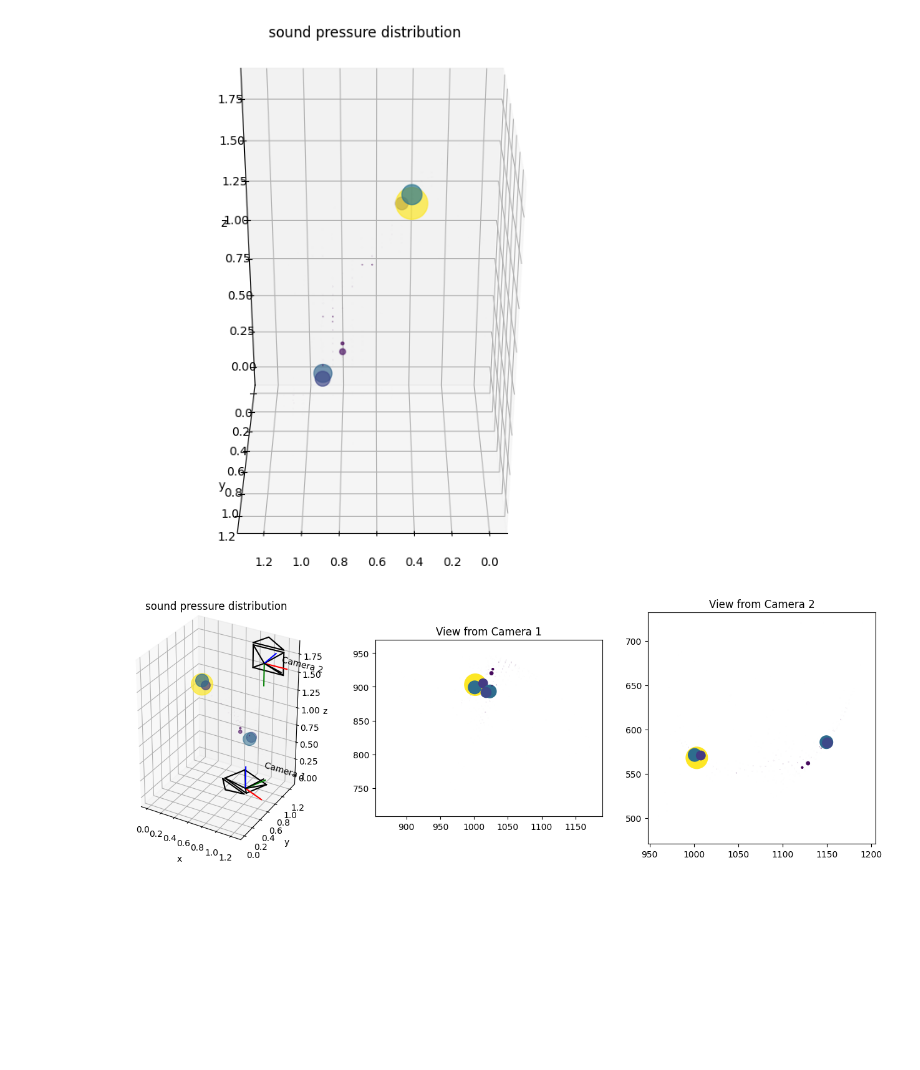
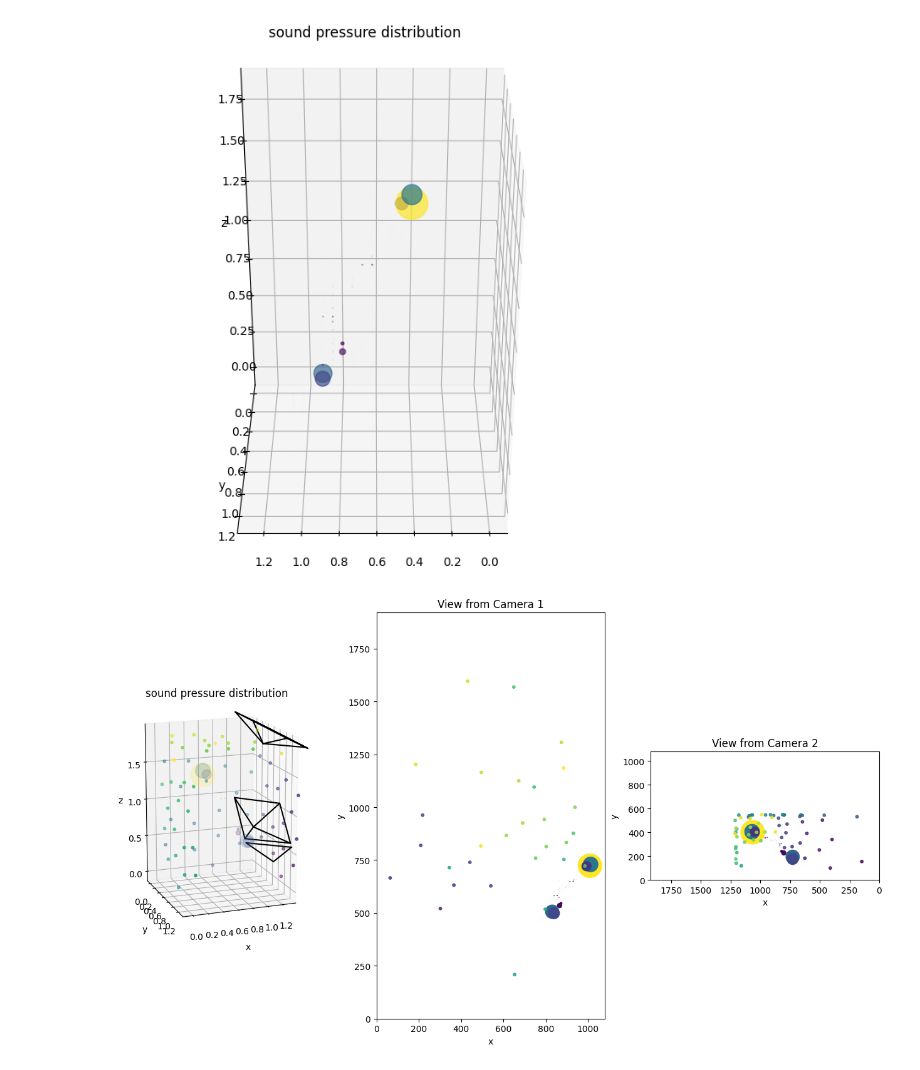
Before and after one commit to Floloffel/Bassoon2425, a Jupyter notebook: evaluation/visualisation test.ipynb, the cells around one changed output. Cells and saved outputs as stored; diff of their text form; code cells hidden in the pictures; blank space fills up the shorter version.

```diff
--- a/evaluation/visualisation test.ipynb
+++ b/evaluation/visualisation test.ipynb
@@ -38,6 +38,7 @@ plt.show()
 # %% [output]
 [figure]
 # %%
+from pathlib import Path
 import numpy as np
 import matplotlib.pyplot as plt
 from pytransform3d.plot_utils import make_3d_axis
@@ -45,6 +46,11 @@ from pytransform3d.rotations import active_matrix_from_intrinsic_euler_xyz
 from pytransform3d.transformations import transform_from, plot_transform
 from pytransform3d.camera import make_world_grid, world2image, plot_camera, cam2sensor, sensor2img
 from pytransform3d.transformations import transform_from, plot_transform
+
+micgeofile = Path().resolve() / ("in" + "/array_position_data/bassoon_cage_64_optimized.xml")
+m = ac.MicGeom(from_file=micgeofile).mpos.T
+m = np.vstack((m.T, np.linspace(0,1,len(m))*0.002)).T
+# np.ones(len(m))*0.002
 
 
 # flatten the pressure map and create a 2D array with the coordinates
@@ -62,13 +68,13 @@ coordinates_2d = np.vstack((x_flat, y_flat, z_flat)).T
 coordinates_2d_stacked = np.hstack((coordinates_2d, np.array([np.zeros(len(coordinates_2d))]).T))
 
 
+# Initialize the camera parameters
+camera_1_pos = np.array([1.3236992,  0.04429161, 0.52348324])
+camera_2_pos = np.array([1.16191888, 0.76769209, 1.82988376])
+focal_length = 0.0015
 
-# Initialize the camera parameters
-camera_1_pos = [1.3236992,  0.04429161, 0.52348324]
-camera_2_pos = [1.16191888, 0.76769209, 1.82988376]
-focal_length = 0.0015
-sensor_size = (0.00617, 0.00455)
-image_size = (1920, 1440)
+sensor_size = np.array([0.00617, 0.00455])
+image_size = np.array([1920, 1080])
 intrinsic_camera_matrix = np.array([
     [focal_length,  0,              sensor_size[0] / 2],
     [0,             focal_length,   sensor_size[1] / 2],
@@ -76,60 +82,79 @@ intrinsic_camera_matrix = np.array([
 ])
 
 # Define the camera transformation matrices
-cam1 = transform_from(active_matrix_from_intrinsic_euler_xyz([0, 0, -0.4]),camera_1_pos)
-cam2 = transform_from(active_matrix_from_intrinsic_euler_xyz([np.pi/2, np.pi, np.pi]),camera_2_pos)
+cam1 = transform_from(active_matrix_from_intrinsic_euler_xyz([-np.pi/2+0.7, 0.4, np.pi]),camera_1_pos)
+cam2 = transform_from(active_matrix_from_intrinsic_euler_xyz([0,0.5, np.pi]),camera_2_pos)
 
-# cam_grid = make_world_grid(n_points_per_line=11) - np.array([0, 0, -2, -5])
-cam_grid = coordinates_2d
-img_grid_3d = cam_grid * focal_length
-sensor_grid = cam2sensor(cam_grid, focal_length)
-img_grid = sensor2img(sensor_grid, sensor_size, image_size)
+# # cam_grid = make_world_grid(n_points_per_line=11) - np.array([0, 0, -2, -5])
+# cam_grid = coordinates_2d
+# img_grid_3d = cam_grid * focal_length
+# sensor_grid = cam2sensor(cam_grid, focal_length)
+# img_grid = sensor2img(sensor_grid, sensor_size, image_size)
 
 # project the 3D points onto the image plane
-img_grid1 = world2image(coordinates_2d_stacked, cam1, sensor_size, image_size, focal_length, kappa = 1)
-img_grid2 = world2image(coordinates_2d_stacked, cam2, sensor_size, image_size, focal_length, kappa = 1)
-
+pressure_dist1 = world2image(coordinates_2d_stacked, cam1, sensor_size.T, image_size.T, focal_length, kappa = 0)
+mic_pos1 = world2image(m, cam1, sensor_size.T, image_size.T, focal_length, kappa = 0)
+pressure_dist2 = world2image(coordinates_2d_stacked, cam2, sensor_size, image_size, focal_length, kappa = 0)
+mic_pos2 = world2image(m, cam2, sensor_size, image_size, focal_length, kappa = 0)
 
 
 # plot the 3D scene
-fig = plt.figure(figsize = [16,12])
+fig = plt.figure(figsize = [16,14])
 ax = plt.subplot(131, projection="3d")
-# ax.view_init(elev=30,
-#              azim=90,
-#              roll=0)
+ax.view_init(elev=15,
+             azim=70,
+             roll=0)
 # ax.set_proj_type('persp', focal_length=0.547)
 
 # plot sond pressure distribution
-ax.scatter(x_m,                 y_m,                z_m,                c = map,            s = map*10**dotsize)
+ax.scatter(x_m,                 y_m,                z_m,                c = map,            s = map*10**dotsize, alpha=0.2)
 # ax.scatter(img_grid_3d[:, 0],   img_grid_3d[:, 1],  img_grid_3d[:, 2],  c = map,            s = map*focal_length*10**dotsize)
+ax.scatter(m[:,0],m[:,1],m[:,2], c = m[:,3],s = 10)
 
 # plot and transform cam position 1
 plot_camera(ax, intrinsic_camera_matrix, cam1,
-            sensor_size=sensor_size, virtual_image_distance=0.1)
-plot_transform(ax = ax, A2B = cam1, s = 0.3, name = "Camera 1")
+            sensor_size=sensor_size.T, virtual_image_distance=0.2)
+# plot_transform(ax = ax, A2B = cam1, s = 0.3, name = "Camera 1")
 
 # plot and transform cam position 2
 plot_camera(ax, intrinsic_camera_matrix, cam2,
-            sensor_size=sensor_size, virtual_image_distance=0.1)
-plot_transform(ax = ax, A2B = cam2, s = 0.3, name = "Camera 2")
+            sensor_size=sensor_size, virtual_image_distance=0.2)
+# plot_transform(ax = ax, A2B = cam2, s = 0.3, name = "Camera 2")
 
 ax.set_xlabel('x')
 ax.set_ylabel('y')
 ax.set_zlabel('z')
+ax.set_xlim(np.max(x_m)+0.1,-0.1)
+ax.set_ylim(-0.1,0.1+np.max(y_m))
 ax.set_title('sound pressure distribution')
 ax.set_aspect('equal')
 
 
 
 # plot the 2D image planes
-ax = plt.subplot(132, aspect="equal")
-ax.set_title("View from Camera 1")
-ax.scatter(img_grid1[:, 0], img_grid1[:, 1], c = pressure_flat, s = pressure_flat*10**dotsize)
-ax = plt.subplot(133, aspect="equal")
-ax.set_title("View from Camera 2")
-ax.scatter(img_grid2[:, 0], img_grid2[:, 1], c = pressure_flat, s = pressure_flat*10**dotsize)
+ax2 = plt.subplot(132, aspect="equal")
+ax2.set_title("View from Camera 1")
+ax2.scatter(pressure_dist1[:, 0], pressure_dist1[:, 1], c = pressure_flat, s = pressure_flat*10**dotsize)
+ax2.scatter(mic_pos1[:, 0], mic_pos1[:, 1], c = m[:,3], s = 10, alpha=0.8)
+ax2.set_xlabel('x')
+ax2.set_ylabel('y')
+ax2.set_aspect('equal')
+ax2.set_xlim(0,image_size[1])
+ax2.set_ylim(0,image_size[0])
+
+
+ax3 = plt.subplot(133, aspect="equal")
+ax3.set_title("View from Camera 2")
+ax3.scatter(pressure_dist2[:, 0], pressure_dist2[:, 1], c = pressure_flat, s = pressure_flat*10**dotsize)
+ax3.scatter(mic_pos2[:, 0], mic_pos2[:, 1], c = m[:,3], s = 10, alpha=0.8,)
+ax3.set_xlabel('x')
+ax3.set_ylabel('y')
+ax3.set_aspect('equal')
+ax3.set_xlim(image_size[0],0)
+ax3.set_ylim(0,image_size[1])
+
 
 
 plt.show()
 # %% [output]
-[figure, old version]
+[figure, new version]
```
